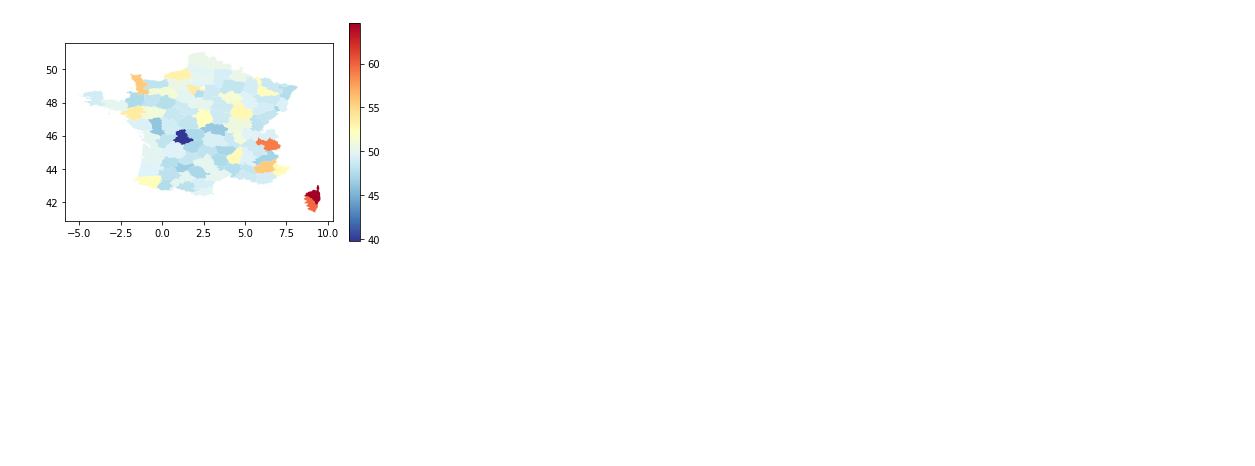
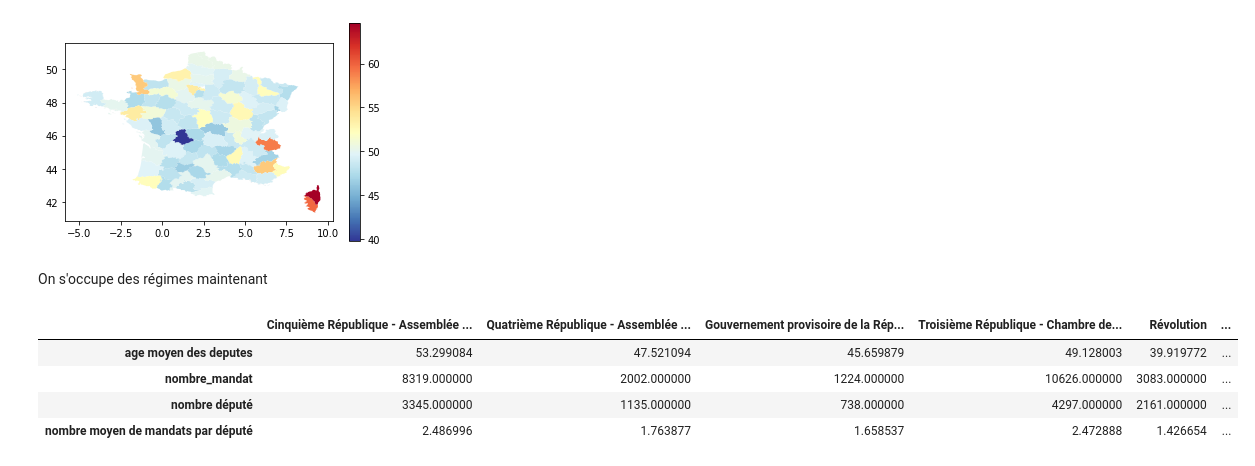
Before and after one commit to dusylvain/Projet-Python-deputes, a Jupyter notebook: statistiques_descriptives_depute (1).ipynb, the cells around one changed output. Cells and saved outputs as stored; diff of their text form; code cells hidden in the pictures; blank space fills up the shorter version.

```diff
--- a/statistiques_descriptives_depute (1).ipynb
+++ b/statistiques_descriptives_depute (1).ipynb
@@ -7,11 +7,11 @@ import descartes
 user='S'
 
 if user=='S':
-    df=pd.read_csv("C:/Users/sylva/Desktop/git/Projet-Python-deputes/liste_mandat.csv")#on récupère le csv de la liste des mandats
+    mandat_dep=pd.read_csv("C:/Users/sylva/Desktop/git/Projet-Python-deputes/liste_mandat.csv")#on récupère le csv de la liste des mandats
     df_depu=pd.read_csv("C:/Users/sylva/Desktop/git/Projet-Python-deputes/listeDepute_complete.csv")
 
 if user=='G':
-    df=pd.read_csv("C:/Users/Administrateur.LAPTOP-FH8TB47B/Desktop/Projet_assemblee/liste_mandatdef.csv")
+    mandat_dep=pd.read_csv("C:/Users/Administrateur.LAPTOP-FH8TB47B/Desktop/Projet_assemblee/liste_mandatdef.csv")
     df_depu=pd.read_csv("C:/Users/Administrateur.LAPTOP-FH8TB47B/Desktop/Projet_assemblee/listeDepute_complete.csv")
 # %%
 debut_mandat=[]
@@ -206,3 +204,25 @@ df.plot(column='age moyen des deputes', cmap='RdYlBu_r', legend=True)
 [figure]
 [figure]
 [figure]
+# %% [markdown]
+On s'occupe des régimes maintenant
+# %%
+reg_possible=list(mandat_dep['Régime politique'].unique())#une liste de tous les régimes
+reg_possible.remove(np.nan)
+df=age_dep.reset_index()
+w,x,y,z=[],[],[],[]
+for reg in reg_possible :
+    w+=[df[df['Régime politique']==reg]['age en année'].mean()]#on prend la moyenne d'age dans ce régime
+    x+=[len(df[df['Régime politique']==reg])]#on compte le nombre total de mandat dans le régime
+    y+=[len(df[df['Régime politique']==reg]['Nom'].unique())]#Puis le nombre de députés différent
+    z+=[x[-1]/y[-1]] #Ceci est le nombre moyen de mandat par député
+
+carac_reg_bis=np.array([w, x, y, z])#on crée un dataframe avec les informations
+table_reg = pd.DataFrame(carac_reg_bis, index=['age moyen des deputes', 'nombre_mandat', 'nombre député','nombre moyen de mandats par député'],columns=reg_possible)
+table_reg.head()
+# %% [output]
+|  | Cinquième République - Assemblée ... | Quatrième République - Assemblée ... | Gouvernement provisoire de la Rép... | Troisième République - Chambre de... | Révolution | ... |
+| age moyen des deputes | 53.299084 | 47.521094 | 45.659879 | 49.128003 | 39.919772 | ... |
+| nombre_mandat | 8319.000000 | 2002.000000 | 1224.000000 | 10626.000000 | 3083.000000 | ... |
+| nombre député | 3345.000000 | 1135.000000 | 738.000000 | 4297.000000 | 2161.000000 | ... |
+| nombre moyen de mandats par député | 2.486996 | 1.763877 | 1.658537 | 2.472888 | 1.426654 | ... |
```
Also changed, not shown: parts of 18 cells of this notebook.
